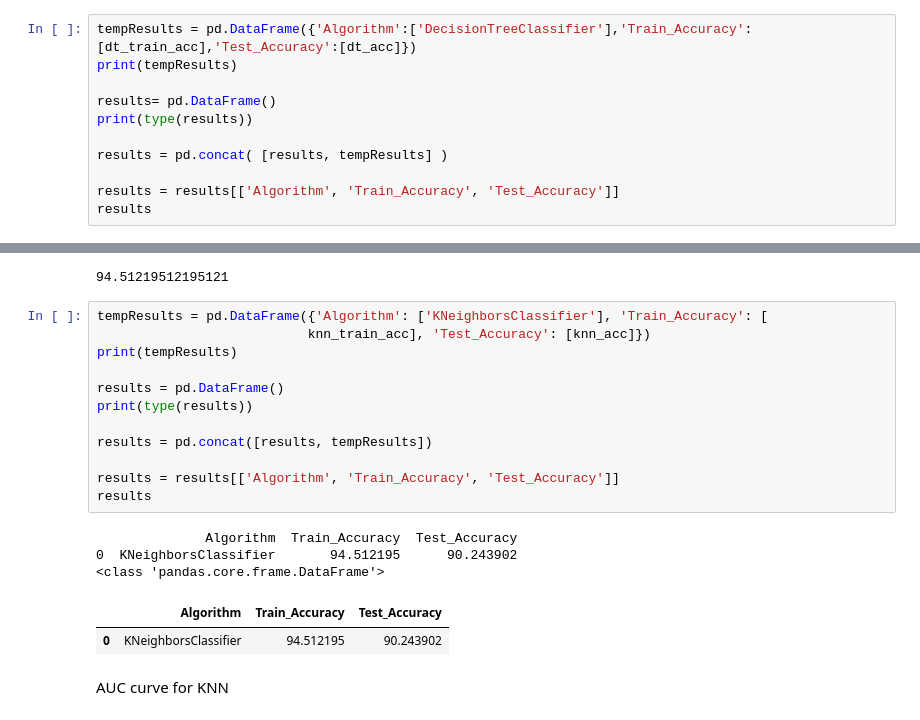
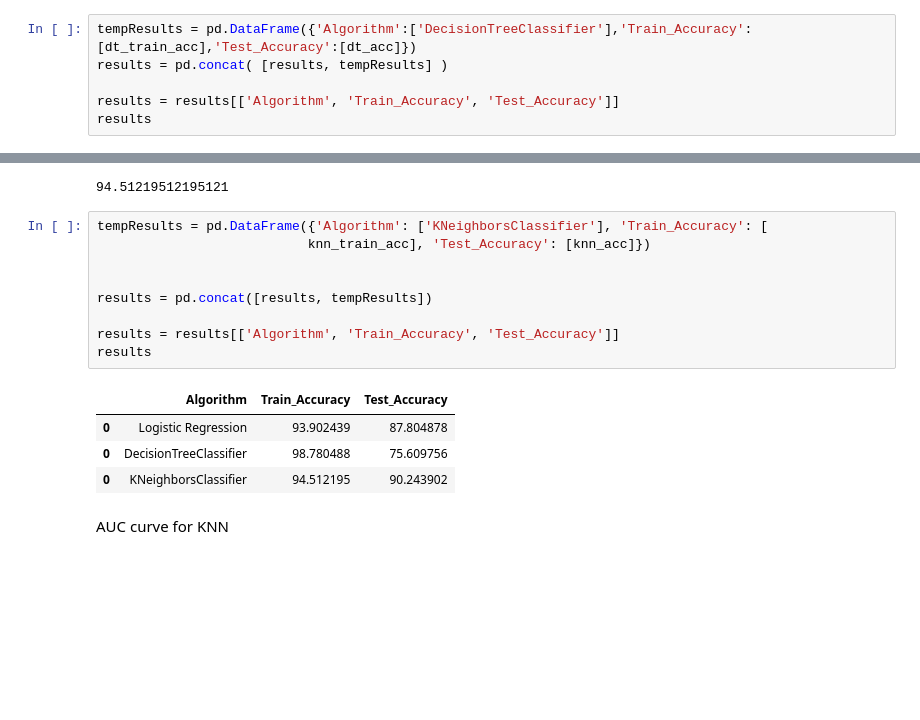
Before and after one commit to n8fury/MVP_Predictor-T20_Mens_Worldcup_2022, a Jupyter notebook: Notebooks/models.ipynb, the cells around one changed output, grey strips where cells are left out. Saved outputs shown, nothing was run; the diff lists cells and outputs as text; blank space fills up the shorter version.

```diff
--- a/Notebooks/models.ipynb
+++ b/Notebooks/models.ipynb
@@ -362,11 +355,6 @@ dt_train_acc
 98.78048780487805
 # %%
 tempResults = pd.DataFrame({'Algorithm':['DecisionTreeClassifier'],'Train_Accuracy':[dt_train_acc],'Test_Accuracy':[dt_acc]})
-print(tempResults)
-
-results= pd.DataFrame()
-print(type(results))
-
 results = pd.concat( [results, tempResults] )
 
 results = results[['Algorithm', 'Train_Accuracy', 'Test_Accuracy']]
@@ -448,20 +434,16 @@ knn_train_acc
 # %%
 tempResults = pd.DataFrame({'Algorithm': ['KNeighborsClassifier'], 'Train_Accuracy': [
                            knn_train_acc], 'Test_Accuracy': [knn_acc]})
-print(tempResults)
 
-results = pd.DataFrame()
-print(type(results))
 
 results = pd.concat([results, tempResults])
 
 results = results[['Algorithm', 'Train_Accuracy', 'Test_Accuracy']]
 results
 # %% [output]
-              Algorithm  Train_Accuracy  Test_Accuracy
-0  KNeighborsClassifier       94.512195      90.243902
-<class 'pandas.core.frame.DataFrame'>
 |  | Algorithm | Train_Accuracy | Test_Accuracy |
+| 0 | Logistic Regression | 93.902439 | 87.804878 |
+| 0 | DecisionTreeClassifier | 98.780488 | 75.609756 |
 | 0 | KNeighborsClassifier | 94.512195 | 90.243902 |
 # %% [markdown]
 AUC curve for KNN
```
Also changed, not shown: parts of 6 cells of this notebook.
